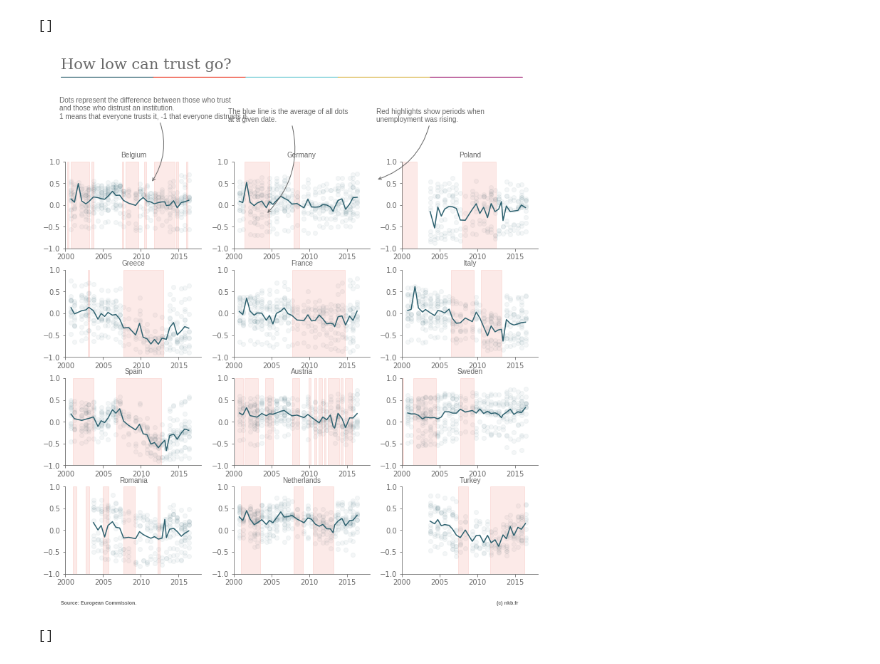
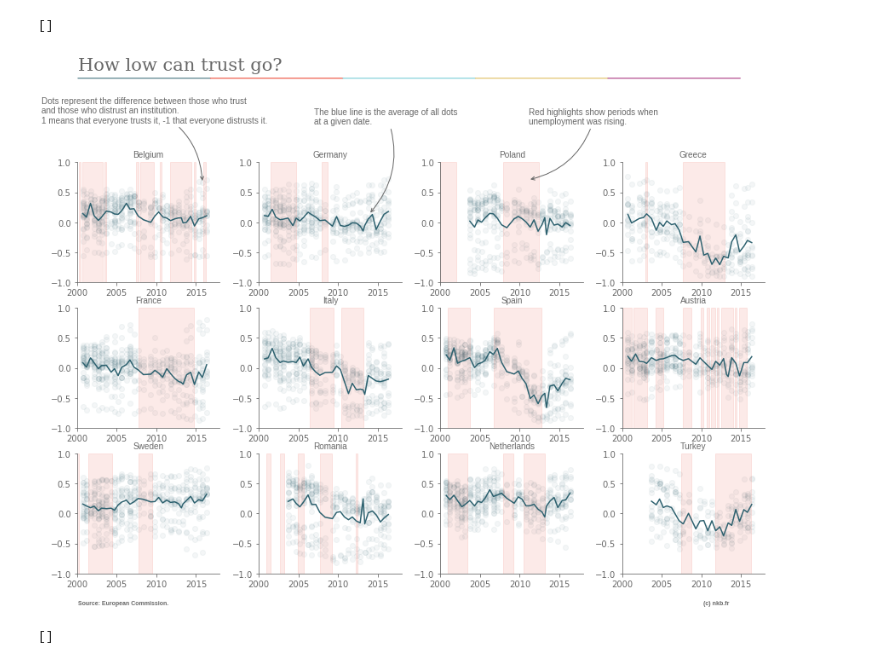
Before and after one commit to n-kb/blog-v1, a Jupyter notebook: graphs/trust_eu/Trust in the EU - Eurobarometer.ipynb, the cells around one changed output. Saved outputs shown, nothing was run; the diff lists cells and outputs as text; code cells hidden in the pictures.

Commit message:
added background col

```diff
--- a/graphs/trust_eu/Trust in the EU - Eurobarometer.ipynb
+++ b/graphs/trust_eu/Trust in the EU - Eurobarometer.ipynb
@@ -71,9 +71,9 @@ for country in countries:
             unemployment_periods[country[0]][unemployment_period_index[country[0]]]["end_date"] = month
             unemployment_period_index[country[0]] += 1
 # %%
-col_max = 3
-row_max = 4
-fig, ax = plt.subplots(row_max, col_max, figsize=(12, 10))
+col_max = 4
+row_max = 3
+fig, ax = plt.subplots(row_max, col_max, figsize=(12, 10), facecolor=background_color)
 row_num = 0
 col_num = 0
 
@@ -181,34 +181,34 @@ plt.annotate("""Red highlights show periods when \nunemployment was rising.""",
              xycoords='figure fraction',
              textcoords='figure fraction',
              horizontalalignment='left',
              verticalalignment='top',
              arrowprops=dict(arrowstyle="->",
                             connectionstyle="arc3,rad=-0.3",
                             ec=font_color),
             **label_font
             )
 
 ## Adds a horizontal line under the title
 lw = 1
 y_line = .887
 num_colors = len(colors)
 counter = 0
 for color in colors:
     con = ConnectionPatch(xyA=(.05 + counter * 0.18,y_line), xyB=(.05 + (counter + 1) * 0.18,y_line),
                           coordsA="figure fraction", coordsB="figure fraction",
                           axesA=None, axesB=None, color=color, lw=lw)
     ax[1,1].add_artist(con)
     counter+=1
 
 
 fig.tight_layout()
 ## Reduces size of plot to allow for subtitle text
 plt.subplots_adjust(top=0.75, bottom=0.08)
 
 plt.plot()
 # %% [output]
 []
-[figure, old version]
+[figure, new version]
 # %%
 col_max = 4
 row_max = 3
```
Also changed, not shown: 3 other files.
